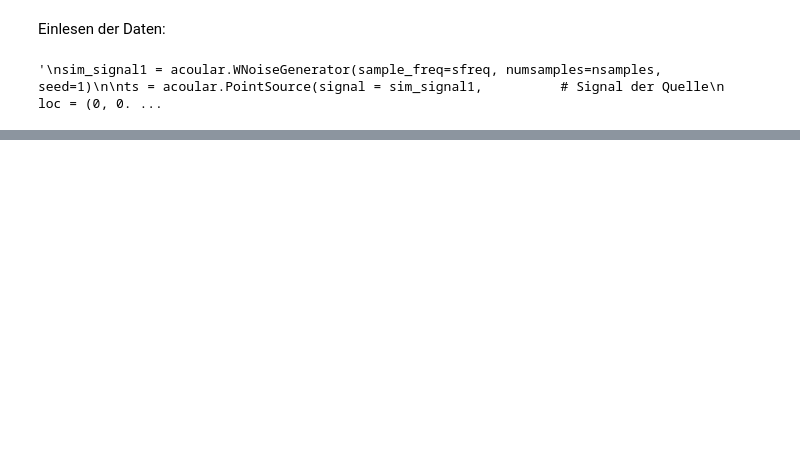
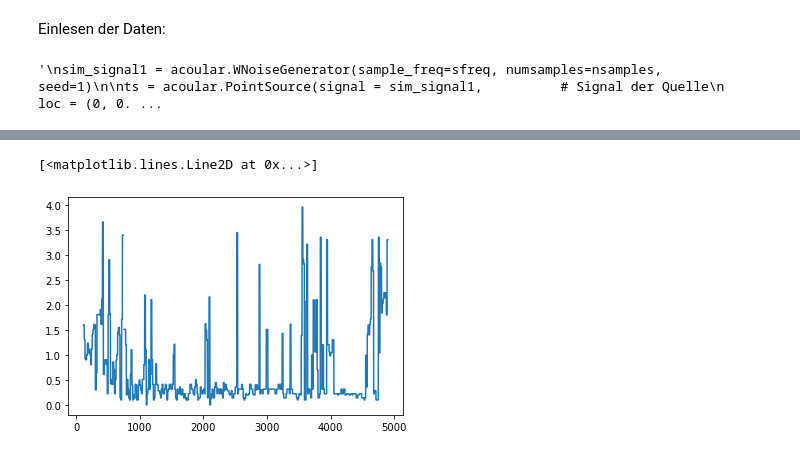
Before and after one commit to AdiBugaddi/MAP_eval, a Jupyter notebook: Auswertungsskript_3D.ipynb, the cells around one changed output, grey strips where cells are left out. Cells and saved outputs as stored; diff of their text form; code cells hidden in the pictures; blank space fills up the shorter version.

```diff
--- a/Auswertungsskript_3D.ipynb
+++ b/Auswertungsskript_3D.ipynb
@@ -274,3 +301,28 @@ def max_pegel (Lm, tol = 10):
+# %%
+
+dist_x_z = []
+freq_max_minus = 100
+
+for freq in range (f_min,f_max-freq_max_minus):
+    pm2 = bb2.synthetic(freq, bandwidth_dict[bandwith])
+    map_y = np.sum(pm2,1)
+    if (rg2.y_min == rg2.y_max):
+        mx = acoular.L_p(map_y.max())
+    Lm_y = acoular.L_p(map_y)
+
+    max_pegel_y = max_pegel(Lm_y, tolerance)
+    if (len(max_pegel_y)>0):
+        x_coord_max_top = np.where(Lm_y.T == max_pegel_y[0])[1]*rg2.increment-((rg2.x_max-rg2.x_min)/2)
+        y_coord_max_top = np.where(Lm_y.T == max_pegel_y[0])[0]*rg2.increment
+        dist_x_z.append(get_euclidian_dist(x_coord_max_top, source_pos[0],y_coord_max_top,source_pos[2]))
+    else:
+        dist_x_z.append(None)
+
+freq_plot = np.arange(f_min,f_max-freq_max_minus)
+plt.plot(freq_plot,dist_x_z)
+# %% [output]
+[<matplotlib.lines.Line2D at 0x...>]
+[figure, added]
 # %%
 #if (len(max_pegel_y) > 1):
     #for i in range(1,len(max_pegel_y)):
```
Also changed, not shown: parts of 8 cells of this notebook.
